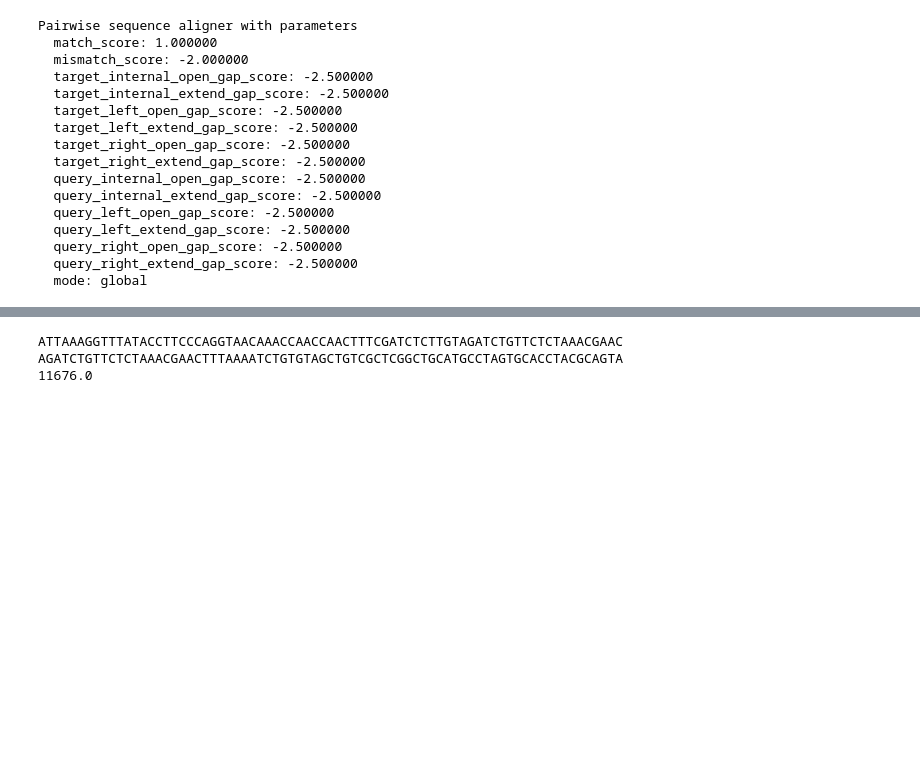
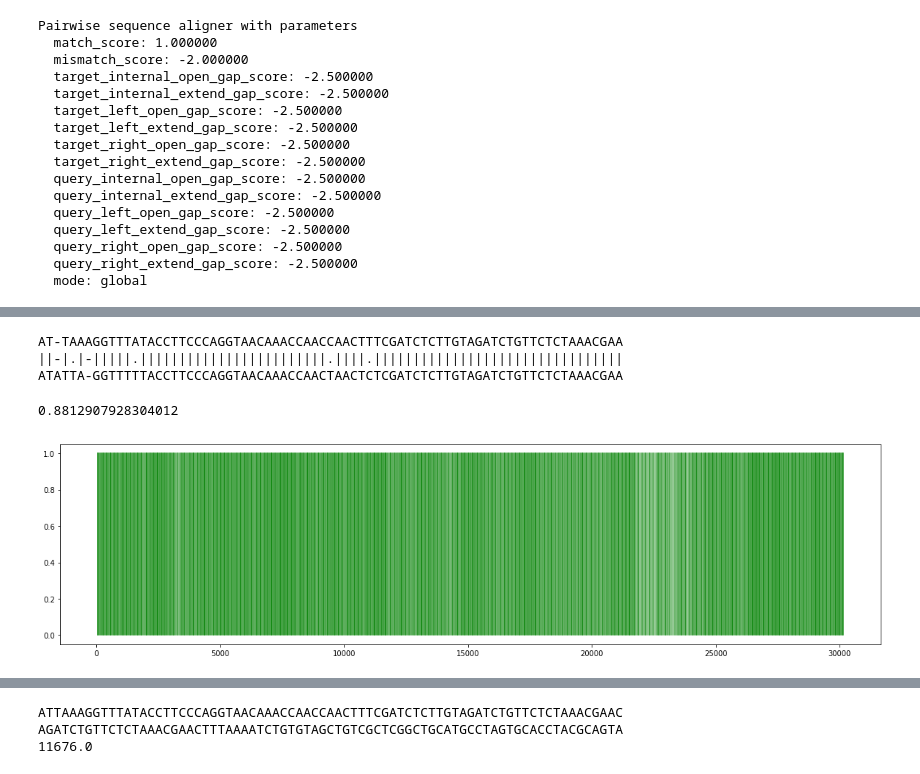
Before and after one commit to seeslab/ComputationalBiology, a Jupyter notebook: Session 2/Untitled.ipynb, the cells around one changed output, grey strips where cells are left out. Drawn from its saved outputs; the diff is of its cells as text; code cells hidden in the pictures; blank space fills up the shorter version.

```diff
--- a/Session 2/Untitled.ipynb
+++ b/Session 2/Untitled.ipynb
@@ -204,7 +220,7 @@ TGATGGTGTTTATTTTGGTCTAACCGAGAAATCTAATGTTTTTCGAGGTTGGATTTTTGGTTCGACATTAGACAA...
 # %%
 from Bio import Entrez
 Entrez.email = "roger.guimera@urv.cat"  # Always tell NCBI who you are
-handle = Entrez.efetch(db="nucleotide", id="AY395003.1", rettype="gb", retmode="text")
+handle = Entrez.efetch(db="nucleotide", id="MG772933.1", rettype="gb", retmode="text")
 record = SeqIO.read(handle, "genbank")
 handle.close()
 # %%
@@ -347,0 +366,46 @@ ATTAAAGGTTTATACCTTCCCAGGTAACAAACCAACCAACTTTCGATCTCTTGTAGATCTGTTCTCTAAACGAACTTTAA
+# %%
+def plot_alignment(alma, thin=50):
+    plt.figure(figsize=(20, 5))
+    nmatch = 0
+    for i in range(len(alma)):
+        if alma[i] == '|':
+            nmatch += 1
+        if ((i+1) % thin) == 0:
+            plt.plot((i, i), (0, 1), c='g', alpha=((nmatch - 0.25)/thin))
+            nmatch = 0
+    plt.show()
+    return
+
+def plot_alignment2(alma, thin=200):
+    plt.figure(figsize=(20, 5))
+    nmatch, x, y = 0, [], []
+    for i in range(len(alma)):
+        if alma[i] == '|':
+            nmatch += 1
+        if ((i+1) % thin) == 0:
+            x.append(i)
+            y.append(nmatch/thin)
+            nmatch = 0
+    plt.plot(x, y)
+    plt.show()
+    return
+# %%
+als2 = str(alignments[0])[:len(str(alignments[0])) // 3]
+alma = str(alignments[0])[len(str(alignments[0])) // 3 : 2 * len(str(alignments[0])) // 3]
+als1 = str(alignments[0])[2 * len(str(alignments[0])) // 3:]
+
+print(als1[:75])
+print(alma[:75])
+print(als2[:75])
+# %% [output]
+AT-TAAAGGTTTATACCTTCCCAGGTAACAAACCAACCAACTTTCGATCTCTTGTAGATCTGTTCTCTAAACGAA
+||-|.|-|||||.||||||||||||||||||||||||.||||.||||||||||||||||||||||||||||||||
+ATATTA-GGTTTTTACCTTCCCAGGTAACAAACCAACTAACTCTCGATCTCTTGTAGATCTGTTCTCTAAACGAA
+# %%
+alma.count('|') / len(alma)
+# %% [output]
+0.8812907928304012
+# %%
+plot_alignment(alma[:])
+# %% [output]
+[figure, added]
```
Also changed, not shown: parts of 11 cells of this notebook.
